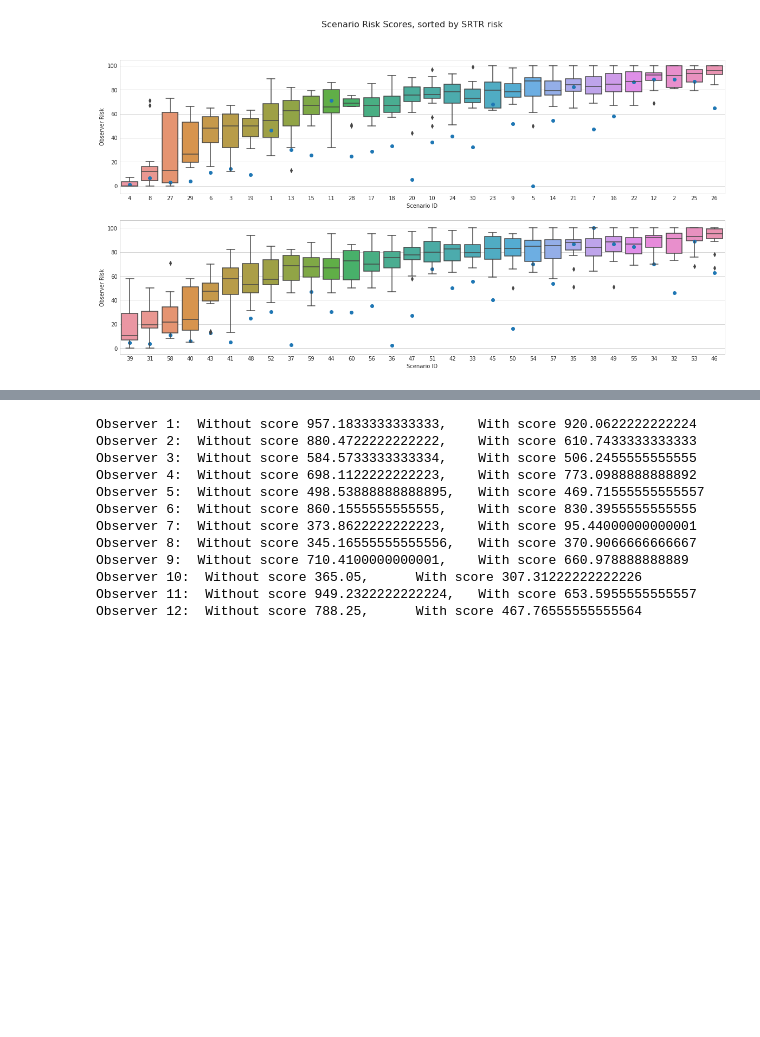
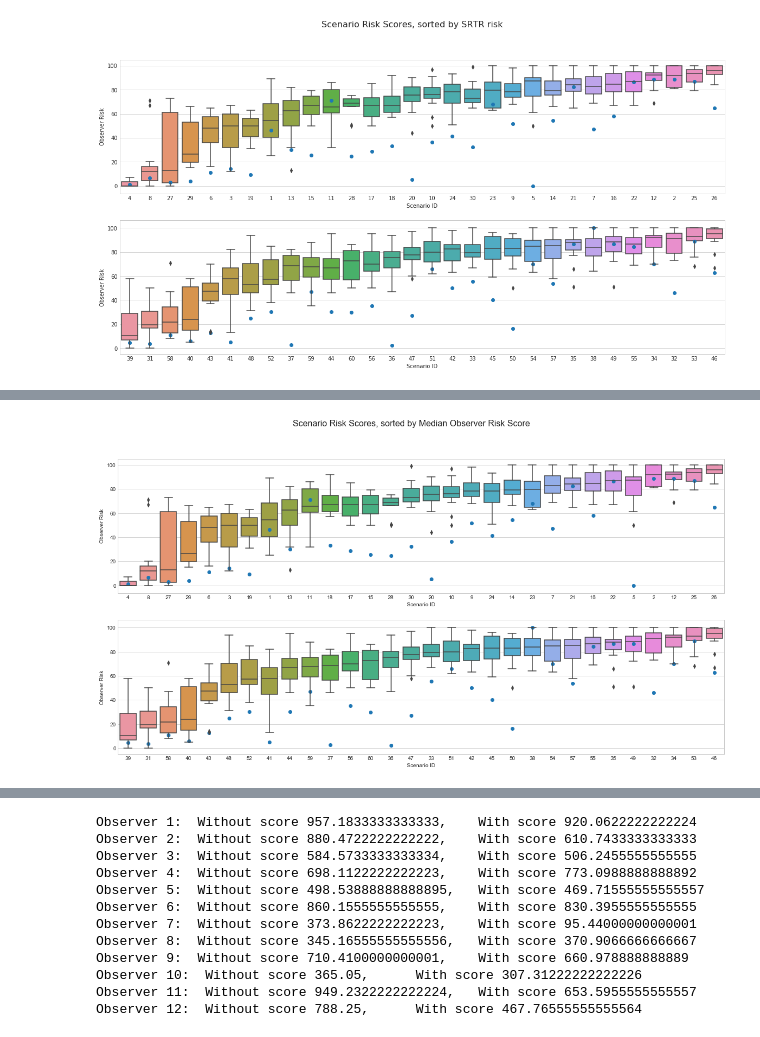
Before and after one commit to peterjmartinson/heart-survey, a Jupyter notebook: Testing Playground.ipynb, the cells around one changed output, grey strips where cells are left out. Saved outputs shown, nothing was run; the diff lists cells and outputs as text; code cells hidden in the pictures; blank space fills up the shorter version.

```diff
--- a/Testing Playground.ipynb
+++ b/Testing Playground.ipynb
@@ -247,0 +359,5 @@ ax_2.title.set_text('Deviation from mean for each provider, with SRTR score');
+# %%
+boxplot_survey(master_data, 'median')
+plt.savefig('plot_BoxPerScenario_sortMedian.jpg')
+# %% [output]
+[figure, added]
```
Also changed, not shown: parts of 7 cells of this notebook, 6 other files.
